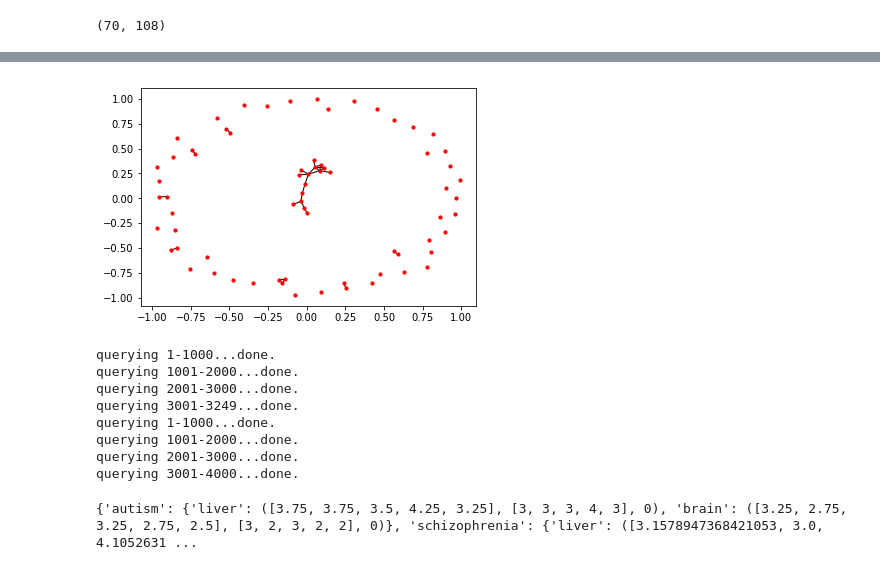
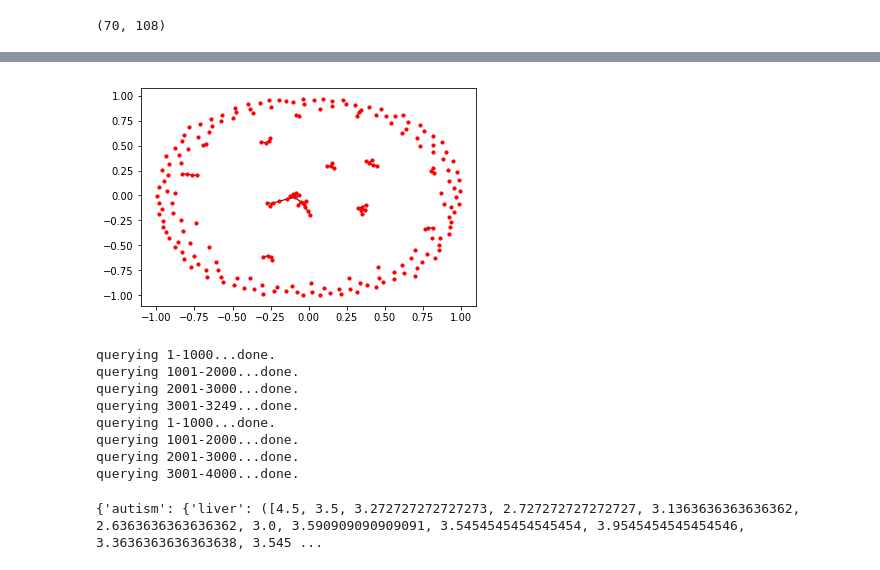
Before and after one commit to adityakaran/6047-project, a Jupyter notebook: analyze/Visualizing Disease Modules in the Interactome.ipynb, the cells around one changed output, grey strips where cells are left out. Saved outputs shown, nothing was run; the diff lists cells and outputs as text; code cells hidden in the pictures.

Commit message:
More support code for plotting and generating disease specific list

```diff
--- a/analyze/Visualizing Disease Modules in the Interactome.ipynb
+++ b/analyze/Visualizing Disease Modules in the Interactome.ipynb
@@ -82,9 +82,9 @@ len(bipolar_ixome), len(bipolar_genes)
 # %% [output]
 (70, 108)
 # %%
-bipolar_genes, bipolar_ixome, bipolar_not_ixome = get_disease_genes("bipolar")
-schizophrenia_genes, schizophrenia_ixome, _ = get_disease_genes("schizophrenia")
-autism_genes, autism_ixome, _ = get_disease_genes("autism")
+bipolar_genes, bipolar_ixome, bipolar_not_ixome = get_disease_genes("bipolar-all")
+schizophrenia_genes, schizophrenia_ixome, _ = get_disease_genes("schizo-all")
+autism_genes, autism_ixome, _ = get_disease_genes("autism-all")
 heart_genes, heart_ixome, _ = get_disease_genes("heart_disease")
 diabetes_genes, diabetes_ixome, _ = get_disease_genes("diabetes")
 # %% [output]
@@ -94,16 +109,26 @@ gene 346171 not in ixome
 def get_disease_subgraph(disease_genes, ixome):
     return ixome.G.subgraph(disease_genes)
 # %%
-bipolar_module = get_disease_subgraph(bipolar_ixome, ixome)
+#bipolar_module = get_disease_subgraph(bipolar_ixome, ixome)
 
-nx.draw_networkx(bipolar_module, with_labels=False, node_size=10)
+#nx.draw_networkx(bipolar_module, with_labels=False, node_size=10)
+
+
+#autism_module = get_disease_subgraph(autism_ixome, ixome)
+
+#nx.draw_networkx(autism_module, with_labels=False, node_size=10)
+
+schizophrenia_module = get_disease_subgraph(schizophrenia_ixome, ixome)
+
+nx.draw_networkx(schizophrenia_module, with_labels=False, node_size=10)
+
 
 #combined = list(set().union(bipolar_ixome, schizophrenia_ixome, autism_ixome))
 
 #all_diseased = get_disease_subgraph(combined, ixome)
 #nx.draw_networkx(all_diseased, with_labels=False, node_size=2)
 # %% [output]
-[figure, old version]
+[figure, new version]
 # %%
 import os
 import mygene
@@ -192,7 +213,7 @@ data['schizophrenia'] = find_distances(schizophrenia_ixome, ixome)
 data['bipolar'] = find_distances(bipolar_ixome, ixome)
 print(data)
 # %% [output]
-{'autism': {'liver': ([3.75, 3.75, 3.5, 4.25, 3.25], [3, 3, 3, 4, 3], 0), 'brain': ([3.25, 2.75, 3.25, 2.75, 2.5], [3, 2, 3, 2, 2], 0)}, 'schizophrenia': {'liver': ([3.1578947368421053, 3.0, 4.1052631 ...
+{'autism': {'liver': ([4.5, 3.5, 3.272727272727273, 2.727272727272727, 3.1363636363636362, 2.6363636363636362, 3.0, 3.590909090909091, 3.5454545454545454, 3.9545454545454546, 3.3636363636363638, 3.545 ...
 # %%
 def generate_single_tissue_data(d1, d2, ixome):
     data = {}
```
Also changed, not shown: parts of 11 cells of this notebook.
